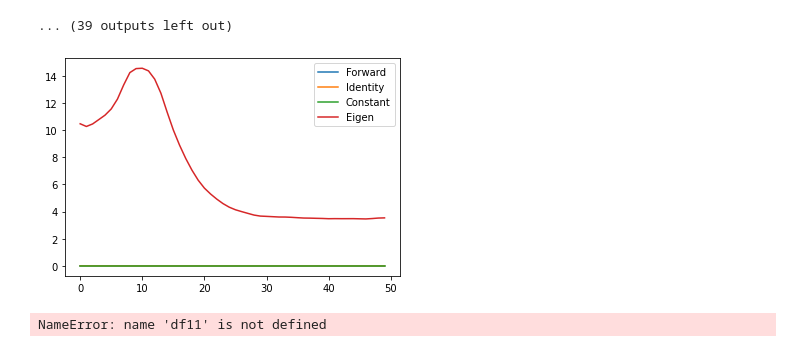
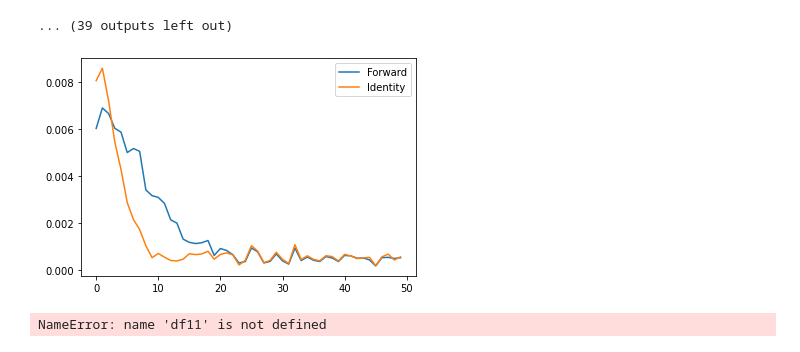
Before and after one commit to jackmiller2003/kae-cyclones, a Jupyter notebook: src/graphing_from_csv.ipynb, the cells around one changed output. Drawn from its saved outputs; the diff is of its cells as text; code cells hidden in the pictures.

```diff
--- a/src/graphing_from_csv.ipynb
+++ b/src/graphing_from_csv.ipynb
@@ -68,13 +68,12 @@ Cons loss: [0.221477668258495]
 # %%
 epochs = [x for x in range(len(loss_dict["loss"]))]
 plt.plot(epochs, loss_dict["fwd"], label="Forward")
 plt.plot(epochs, loss_dict["iden"], label="Identity")
-plt.plot(epochs, loss_dict["cons"], label="Constant")
-plt.plot(epochs, loss_dict["eigen"], label="Eigen")
+#plt.plot(epochs, loss_dict["eigen"], label="Eigen")
 plt.legend(loc="best")
 plt.show()
 # %% [output]
-[figure, old version]
+[figure, new version]
 # %%
 # df = pd.read_csv(f'/home/156/jm0124/kae-cyclones/src/diss0.csv', on_bad_lines='skip')
 # df2 = pd.read_csv(f'/home/156/jm0124/kae-cyclones/src/diss5.csv', on_bad_lines='skip')
```
Also changed, not shown: 1 other file.
